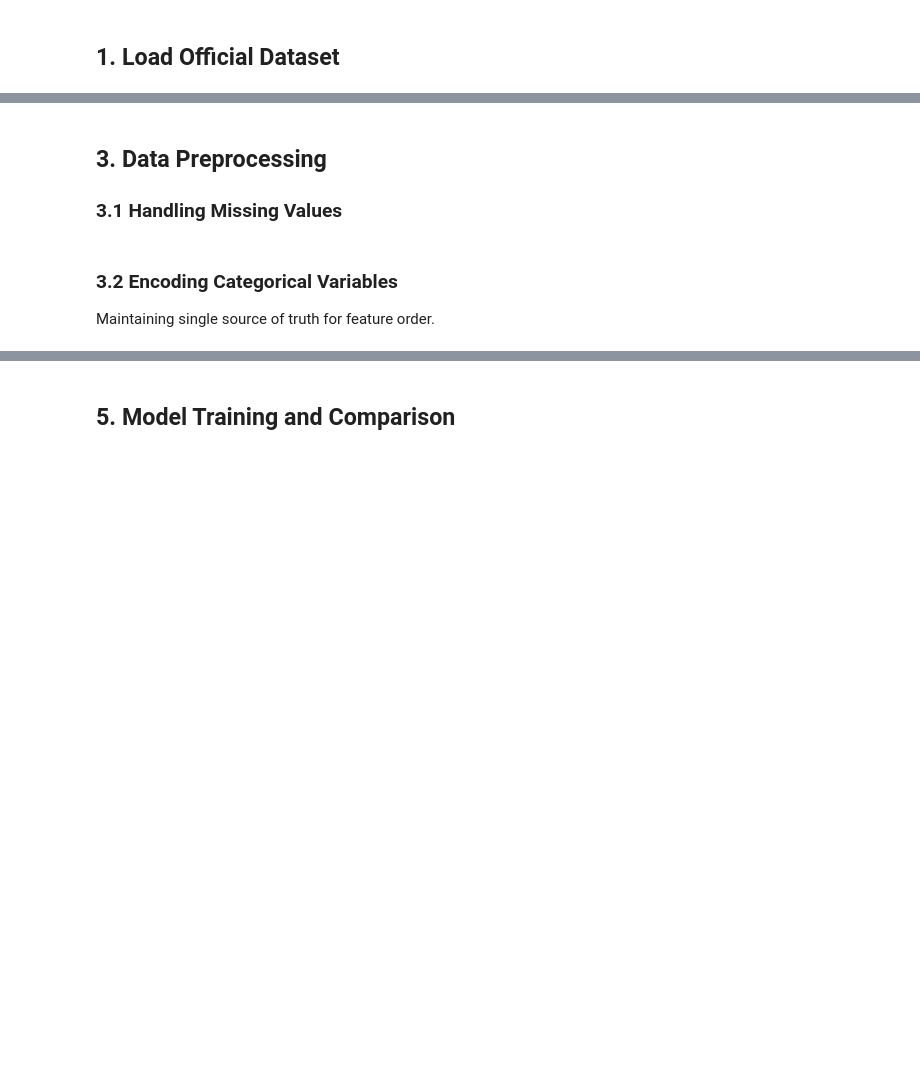
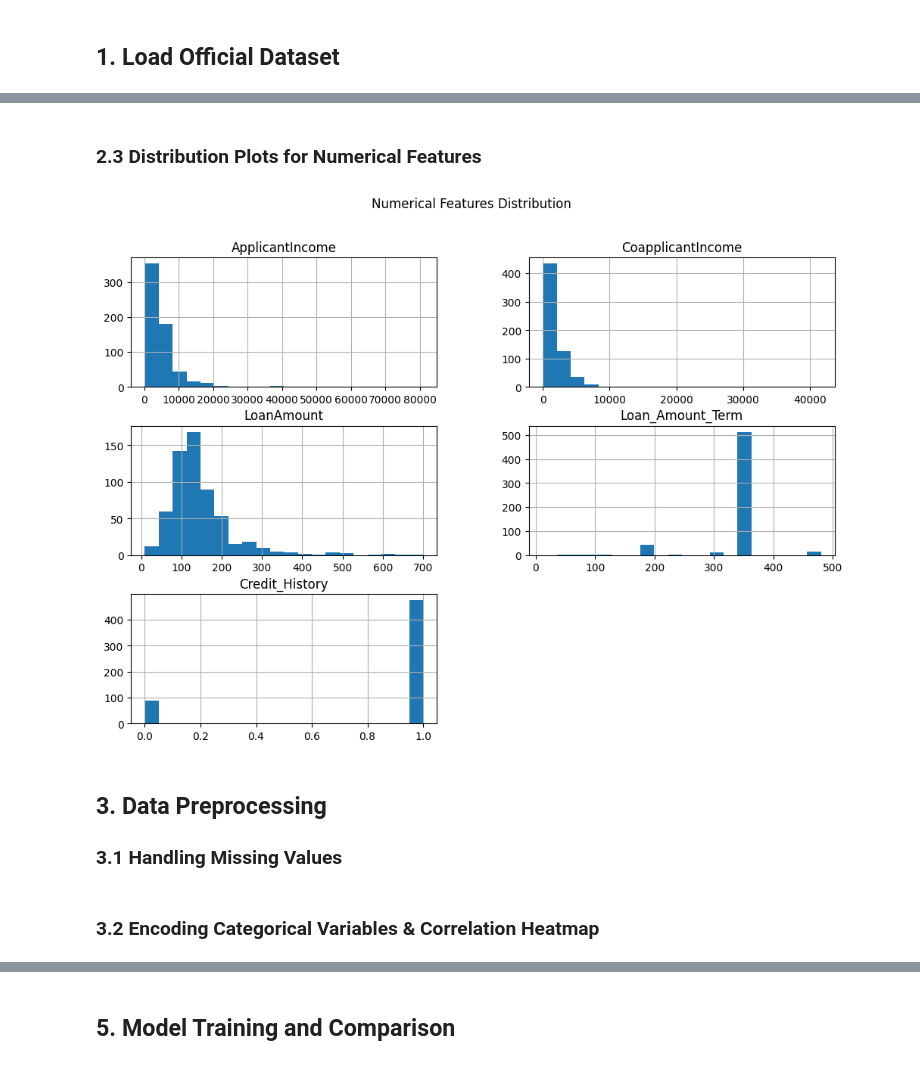
Before and after one commit to swarnarajugovindalapudi/Smart-Lender-Loan-Approval-Prediction, a Jupyter notebook: notebooks/01_EDA_and_Modeling.ipynb, the cells around one changed output, grey strips where cells are left out. Drawn from its saved outputs; the diff is of its cells as text; code cells hidden in the pictures; blank space fills up the shorter version.

```diff
--- a/notebooks/01_EDA_and_Modeling.ipynb
+++ b/notebooks/01_EDA_and_Modeling.ipynb
@@ -36,3 +71,12 @@ df.isnull().sum()
+# %% [markdown]
+### 2.3 Distribution Plots for Numerical Features
+# %%
+numerical_cols = ['ApplicantIncome', 'CoapplicantIncome', 'LoanAmount', 'Loan_Amount_Term', 'Credit_History']
+df[numerical_cols].hist(bins=20, figsize=(12, 8))
+plt.suptitle('Numerical Features Distribution')
+plt.show()
+# %% [output]
+[figure, added]
 # %% [markdown]
 ## 3. Data Preprocessing
 ### 3.1 Handling Missing Values
@@ -47,8 +91,7 @@ for col in ['Gender', 'Married', 'Dependents', 'Education', 'Self_Employed', 'Pr
     if df[col].isnull().sum() > 0:
         df[col].fillna(df[col].mode()[0], inplace=True)
 # %% [markdown]
-### 3.2 Encoding Categorical Variables
-Maintaining single source of truth for feature order.
+### 3.2 Encoding Categorical Variables & Correlation Heatmap
 # %%
 feature_columns = [
     'Gender', 'Married', 'Dependents', 'Education', 'Self_Employed',
```
Also changed, not shown: parts of 21 cells of this notebook, 6 other files.
